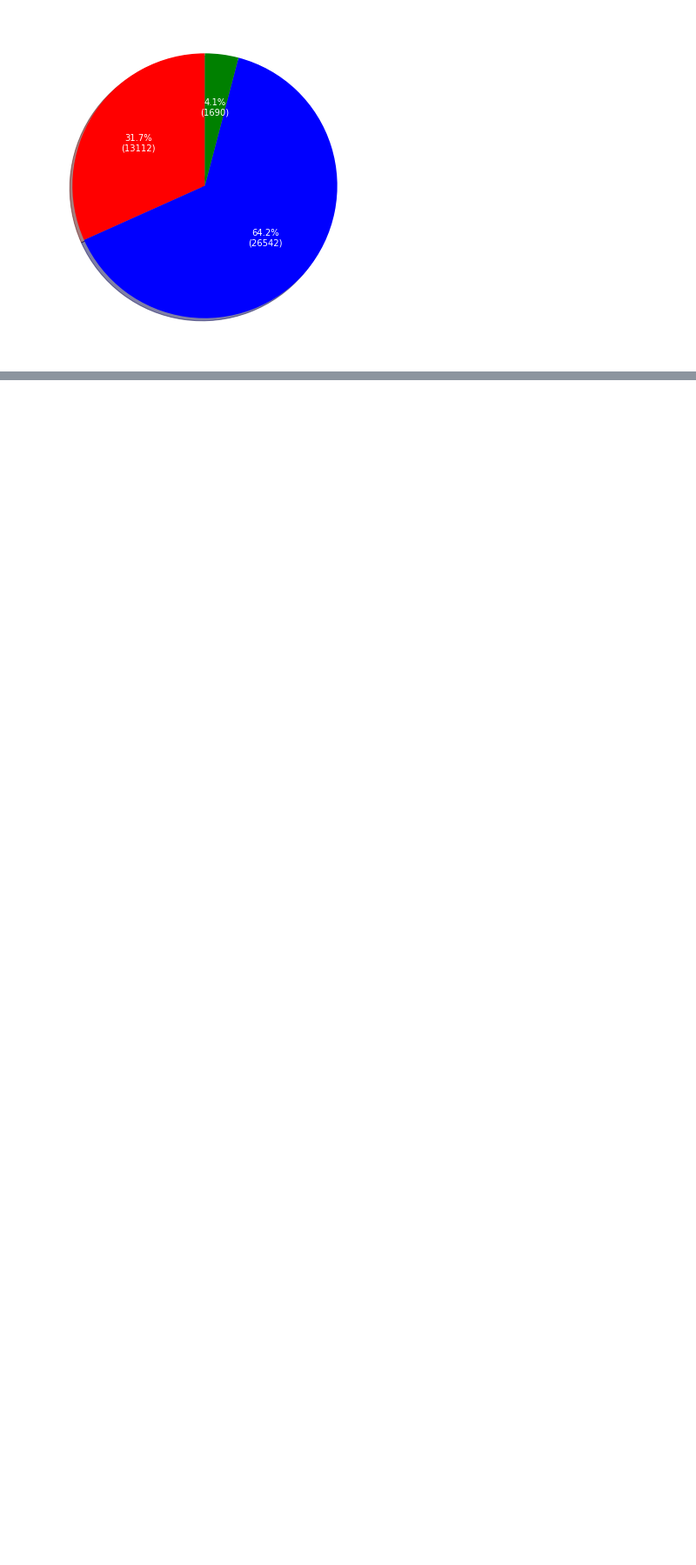
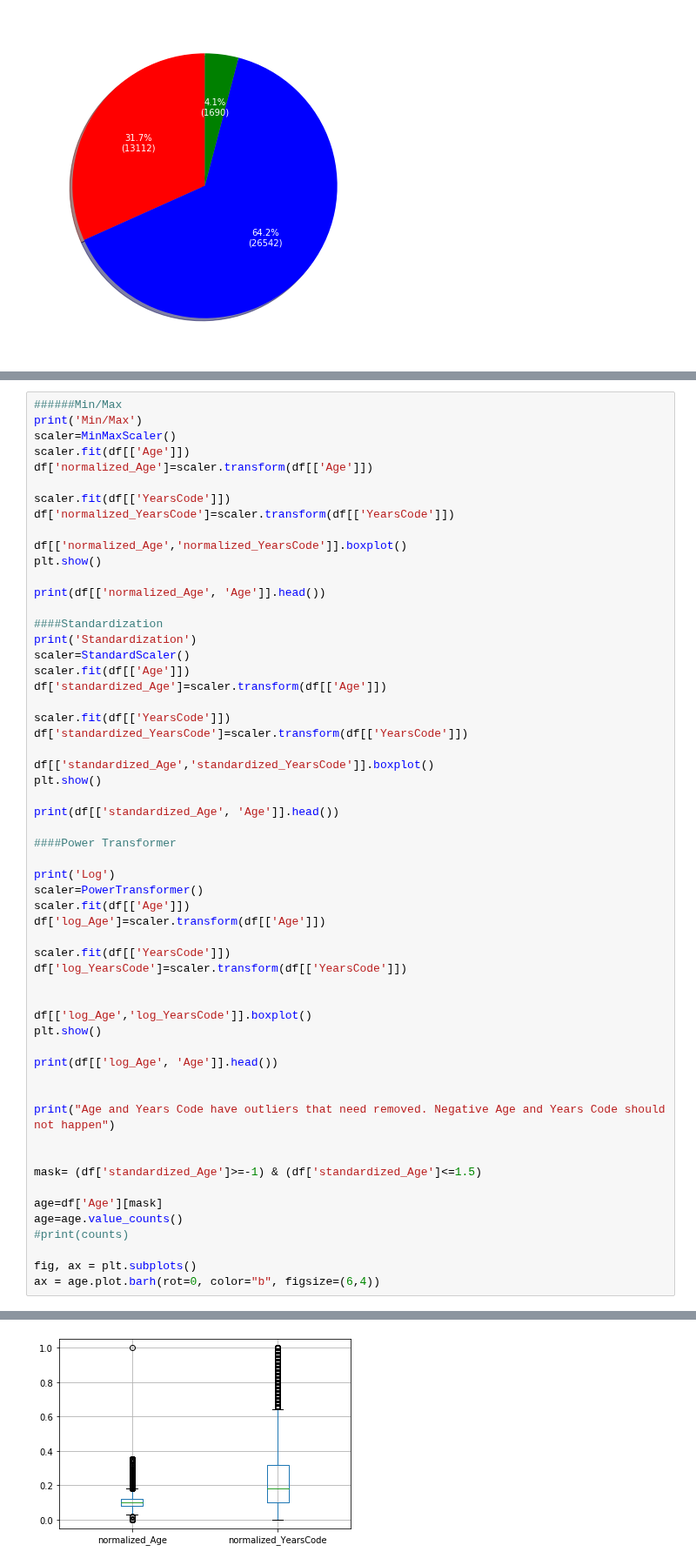
Before and after one commit to Andru-1987/python-deep-learning, a Jupyter notebook: 2020 Stack Overflow survey.ipynb, the cells around one changed output, grey strips where cells are left out. Shown at 87% size. Drawn from its saved outputs; the diff is of its cells as text; blank space fills up the shorter version.

```diff
--- a/2020 Stack Overflow survey.ipynb
+++ b/2020 Stack Overflow survey.ipynb
@@ -181,0 +191,58 @@ See the caveats in the documentation: https://pandas.pydata.org/pandas-docs/stab
+# %%
+######Min/Max
+print('Min/Max')
+scaler=MinMaxScaler()
+scaler.fit(df[['Age']])
+df['normalized_Age']=scaler.transform(df[['Age']])
+
+scaler.fit(df[['YearsCode']])
+df['normalized_YearsCode']=scaler.transform(df[['YearsCode']])
+
+df[['normalized_Age','normalized_YearsCode']].boxplot()
+plt.show()
+
+print(df[['normalized_Age', 'Age']].head())
+
+####Standardization
+print('Standardization')
+scaler=StandardScaler()
+scaler.fit(df[['Age']])
+df['standardized_Age']=scaler.transform(df[['Age']])
+
+scaler.fit(df[['YearsCode']])
+df['standardized_YearsCode']=scaler.transform(df[['YearsCode']])
+
+df[['standardized_Age','standardized_YearsCode']].boxplot()
+plt.show()
+
+print(df[['standardized_Age', 'Age']].head())
+
+####Power Transformer
+
+print('Log')
+scaler=PowerTransformer()
+scaler.fit(df[['Age']])
+df['log_Age']=scaler.transform(df[['Age']])
+
+scaler.fit(df[['YearsCode']])
+df['log_YearsCode']=scaler.transform(df[['YearsCode']])
+
+
+df[['log_Age','log_YearsCode']].boxplot()
+plt.show()
+
+print(df[['log_Age', 'Age']].head())
+
+
+print("Age and Years Code have outliers that need removed. Negative Age and Years Code should not happen")
+
+
+mask= (df['standardized_Age']>=-1) & (df['standardized_Age']<=1.5)
+
+age=df['Age'][mask]
+age=age.value_counts()
+#print(counts)
+
+fig, ax = plt.subplots()
+ax = age.plot.barh(rot=0, color="b", figsize=(6,4))
+# %% [output]
@@ -181,0 +250 @@ See the caveats in the documentation: https://pandas.pydata.org/pandas-docs/stab
+[figure, added]
```
Also changed, not shown: parts of 5 cells of this notebook.
